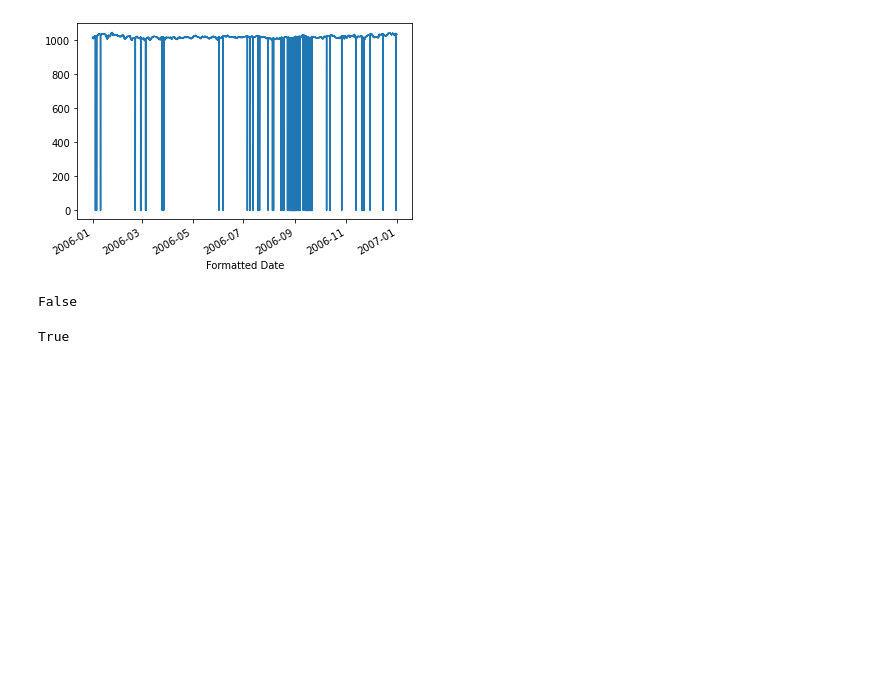
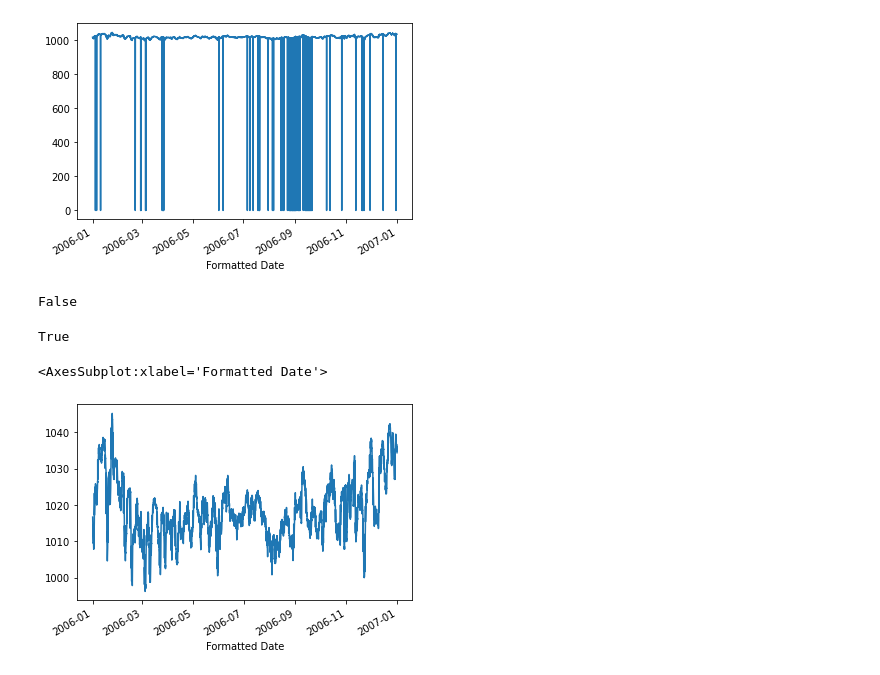
Before and after one commit to Harshhhh1701/Learning--Data-Science, a Jupyter notebook: py13.ipynb, the cells around one changed output. Saved outputs shown, nothing was run; the diff lists cells and outputs as text; code cells hidden in the pictures; blank space fills up the shorter version.

```diff
--- a/py13.ipynb
+++ b/py13.ipynb
@@ -195,3 +195,8 @@ False
 (p_2016==0).any()
 # %% [output]
 True
+# %%
+p_2016.replace(0,np.nan).interpolate().plot()
+# %% [output]
+<AxesSubplot:xlabel='Formatted Date'>
+[figure, added]
```
